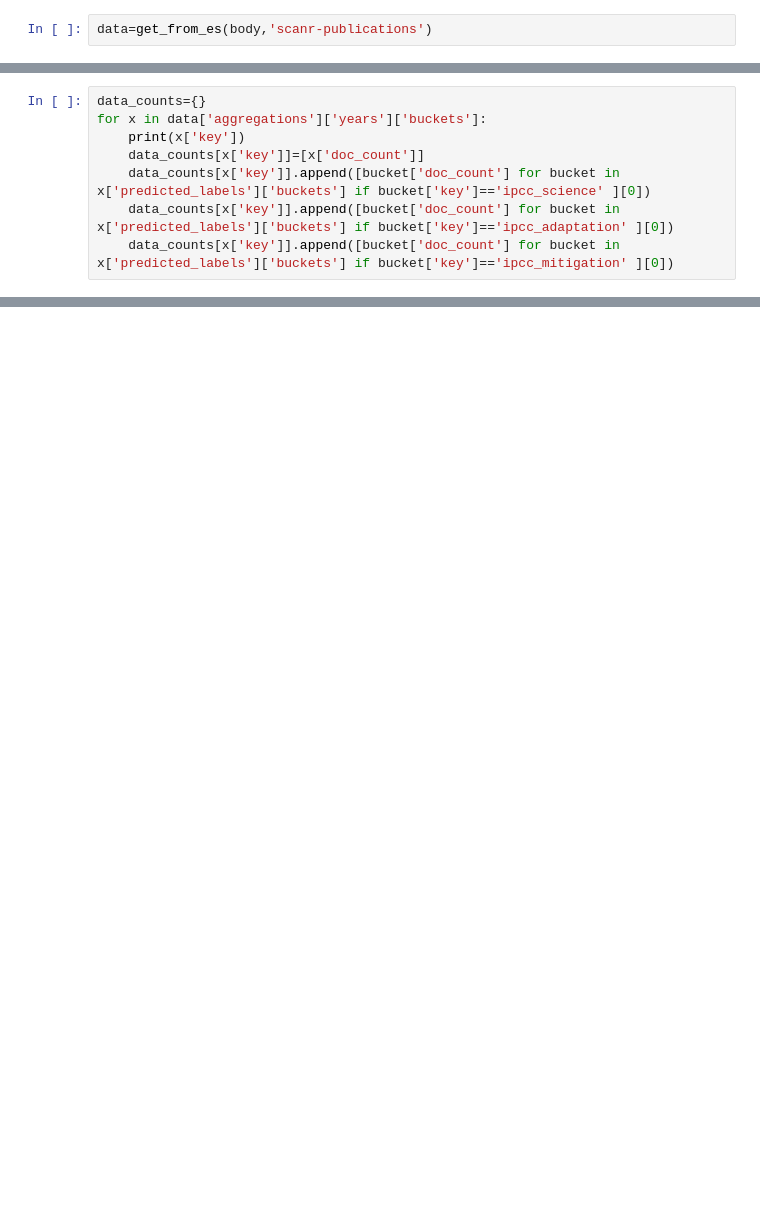
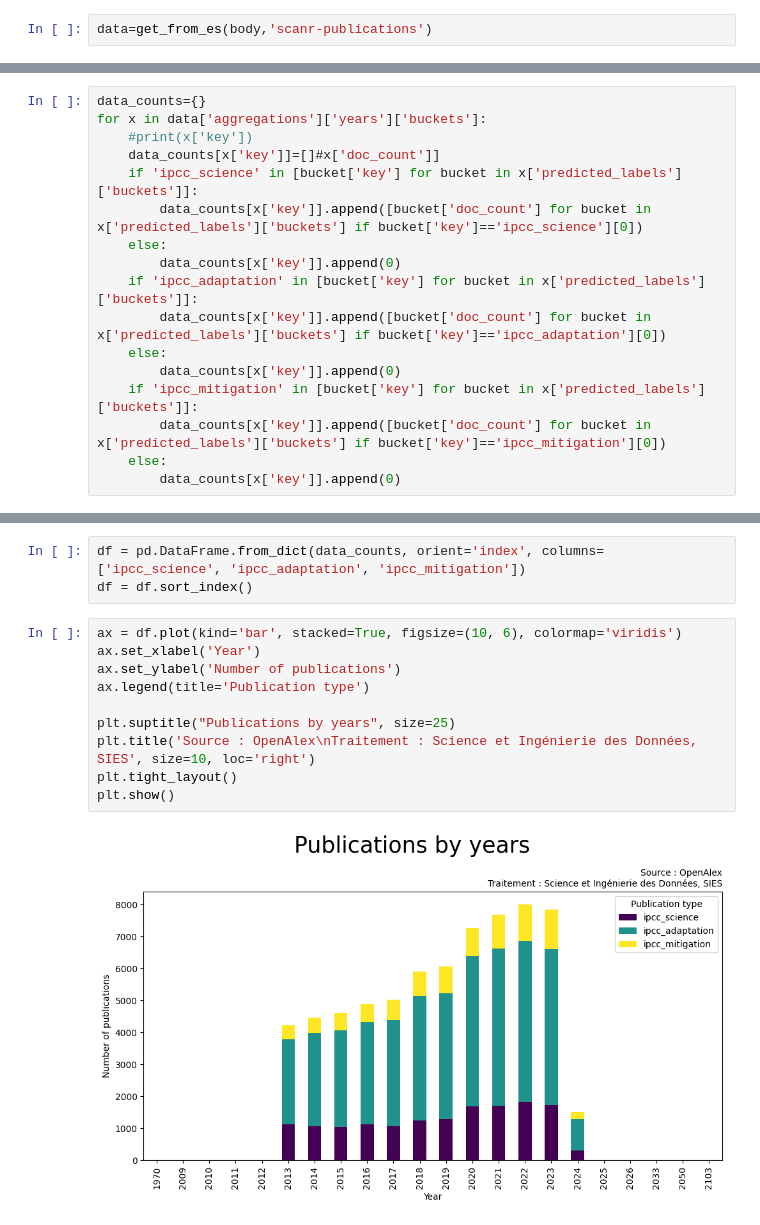
Before and after one commit to dataesr/teds, a Jupyter notebook: notebooks/IPCC_model_on_scanR_publications.ipynb, the cells around one changed output, grey strips where cells are left out. Drawn from its saved outputs; the diff is of its cells as text; blank space fills up the shorter version.

```diff
--- a/notebooks/IPCC_model_on_scanR_publications.ipynb
+++ b/notebooks/IPCC_model_on_scanR_publications.ipynb
@@ -111,8 +187,17 @@ x
 # %%
 data_counts={}
 for x in data['aggregations']['years']['buckets']:
-    print(x['key'])
-    data_counts[x['key']]=[x['doc_count']]
-    data_counts[x['key']].append([bucket['doc_count'] for bucket in x['predicted_labels']['buckets'] if bucket['key']=='ipcc_science' ][0])
-    data_counts[x['key']].append([bucket['doc_count'] for bucket in x['predicted_labels']['buckets'] if bucket['key']=='ipcc_adaptation' ][0])
-    data_counts[x['key']].append([bucket['doc_count'] for bucket in x['predicted_labels']['buckets'] if bucket['key']=='ipcc_mitigation' ][0])
+    #print(x['key'])
+    data_counts[x['key']]=[]#x['doc_count']]
+    if 'ipcc_science' in [bucket['key'] for bucket in x['predicted_labels']['buckets']]:
+        data_counts[x['key']].append([bucket['doc_count'] for bucket in x['predicted_labels']['buckets'] if bucket['key']=='ipcc_science'][0])
+    else:
+        data_counts[x['key']].append(0)
+    if 'ipcc_adaptation' in [bucket['key'] for bucket in x['predicted_labels']['buckets']]:
+        data_counts[x['key']].append([bucket['doc_count'] for bucket in x['predicted_labels']['buckets'] if bucket['key']=='ipcc_adaptation'][0])
+    else:
+        data_counts[x['key']].append(0)
+    if 'ipcc_mitigation' in [bucket['key'] for bucket in x['predicted_labels']['buckets']]:
+        data_counts[x['key']].append([bucket['doc_count'] for bucket in x['predicted_labels']['buckets'] if bucket['key']=='ipcc_mitigation'][0])
+    else:
+        data_counts[x['key']].append(0)
@@ -140,0 +224,15 @@ values.append(list(ordered_value.values()))
+# %%
+df = pd.DataFrame.from_dict(data_counts, orient='index', columns=['ipcc_science', 'ipcc_adaptation', 'ipcc_mitigation'])
+df = df.sort_index()
+# %%
+ax = df.plot(kind='bar', stacked=True, figsize=(10, 6), colormap='viridis')
+ax.set_xlabel('Year')
+ax.set_ylabel('Number of publications')
+ax.legend(title='Publication type')
+
+plt.suptitle("Publications by years", size=25)
+plt.title('Source : OpenAlex\nTraitement : Science et Ingénierie des Données, SIES', size=10, loc='right')
+plt.tight_layout()
+plt.show()
+# %% [output]
+[figure, added]
```
Also changed, not shown: parts of 11 cells of this notebook, 1 other file.
